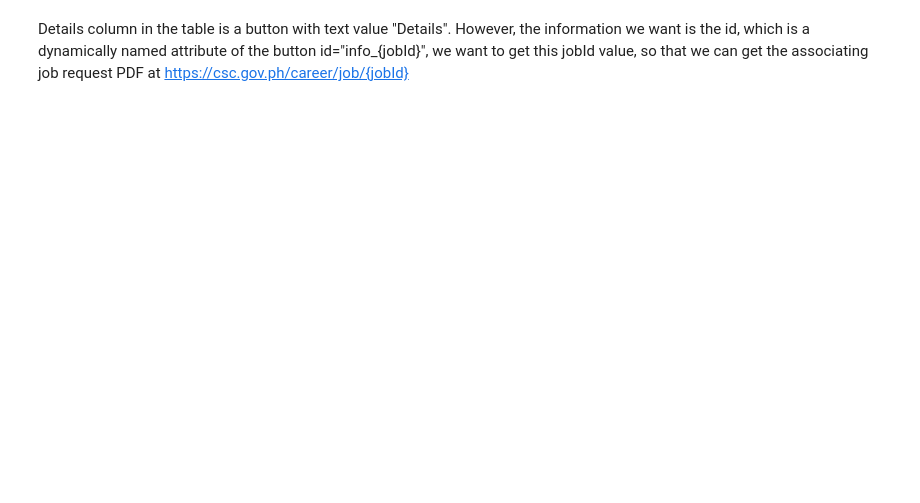
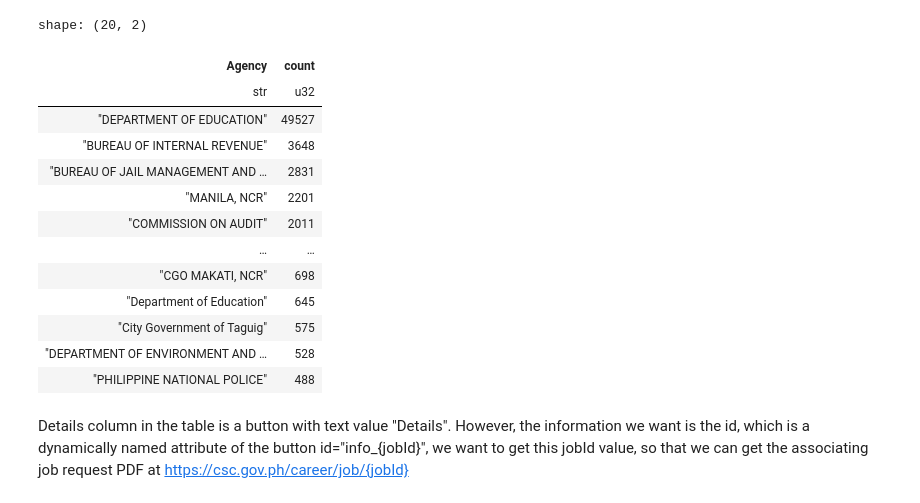
Before and after one commit to iragca/ml-final-project, a Jupyter notebook: notebooks/1.0-iragca-csc.ipynb, the cells around one changed output. Cells and saved outputs as stored; diff of their text form; code cells hidden in the pictures; blank space fills up the shorter version.

```diff
--- a/notebooks/1.0-iragca-csc.ipynb
+++ b/notebooks/1.0-iragca-csc.ipynb
@@ -51,2 +98,19 @@ np.float64(10.083074919953589)
+# %%
+data["Agency"].value_counts().sort(by="count", descending=True).head(20)
+# %% [output]
+shape: (20, 2)
+| Agency | count |
+| str | u32 |
+| "DEPARTMENT OF EDUCATION" | 49527 |
+| "BUREAU OF INTERNAL REVENUE" | 3648 |
+| "BUREAU OF JAIL MANAGEMENT AND … | 2831 |
+| "MANILA, NCR" | 2201 |
+| "COMMISSION ON AUDIT" | 2011 |
+| … | … |
+| "CGO MAKATI, NCR" | 698 |
+| "Department of Education" | 645 |
+| "City Government of Taguig" | 575 |
+| "DEPARTMENT OF ENVIRONMENT AND … | 528 |
+| "PHILIPPINE NATIONAL POLICE" | 488 |
 # %% [markdown]
 Details column in the table is a button with text value "Details". However, the information we want is the id, which is a dynamically named attribute of the button id="info_{jobId}", we want to get this jobId value, so that we can get the associating job request PDF at https://csc.gov.ph/career/job/{jobId}
```
Also changed, not shown: parts of 20 cells of this notebook.
